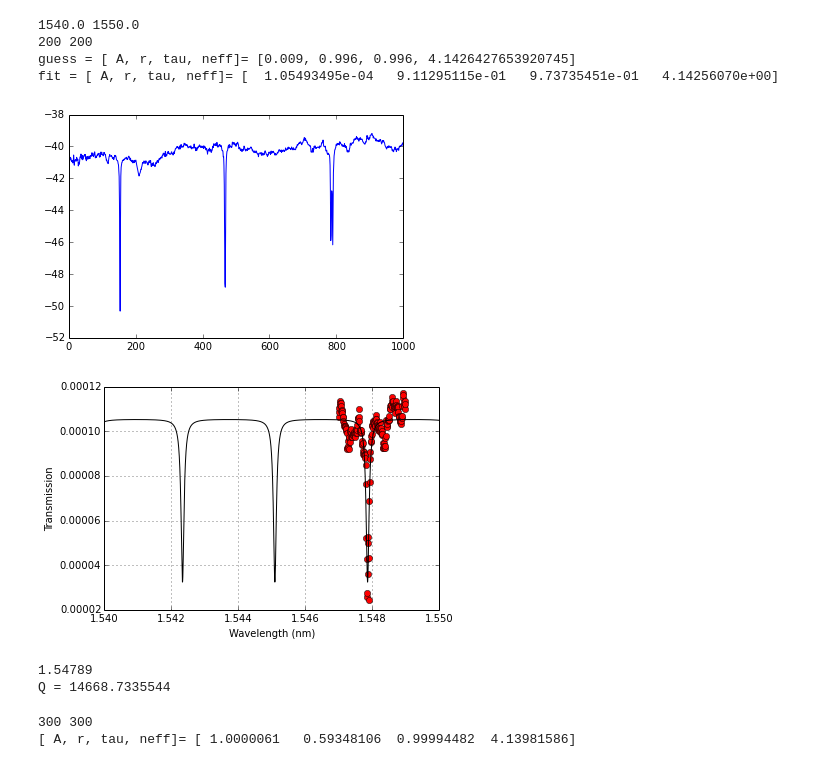
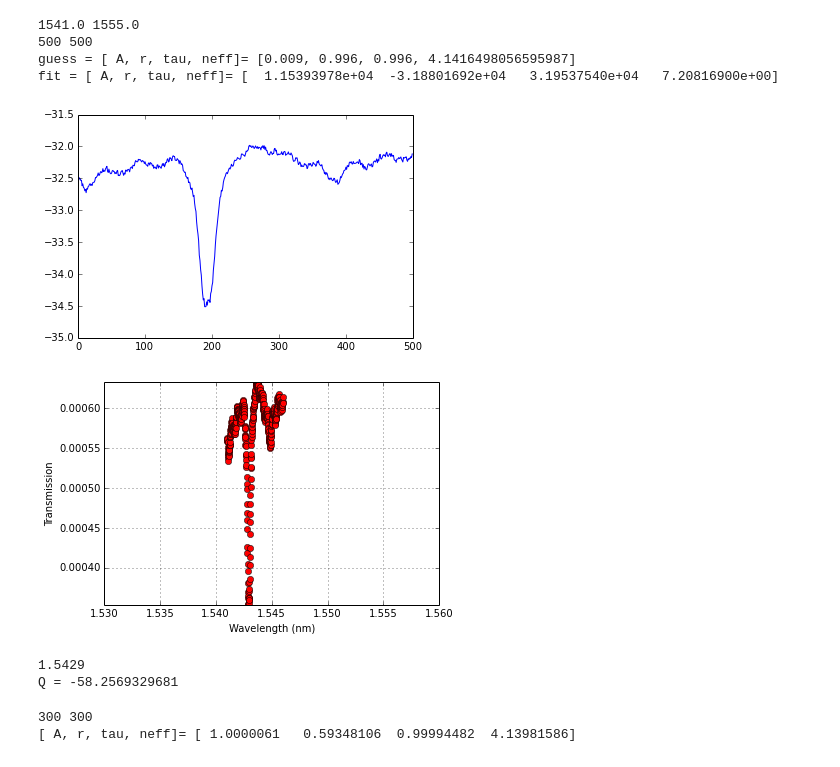
Before and after one commit to lotka/thesis, a Jupyter notebook: res/glassgow/extraction.ipynb, the cells around one changed output. Cells and saved outputs as stored; diff of their text form; code cells hidden in the pictures.

```diff
--- a/res/glassgow/extraction.ipynb
+++ b/res/glassgow/extraction.ipynb
@@ -21,48 +32,47 @@ Q = 14293.2223115
 # %%
 import sys
 sys.path.append('/home/luka/Dropbox/cqp/schmidtLib')
 import ringAnalysis
 reload(ringAnalysis)
 
 import matplotlib.pylab as plt
 %matplotlib inline
 import numpy as np
 import scipy.optimize as optimization
 import scipy.ndimage
 
 
 directory = 'C21/'
 filename = 'Spec1540-1550_C21_dBm.csv'
 #filename = 'Spectrum1540-1550_C17_25.0C.csv'
 #filename = 'Spectrum1530-1560_C17_25.0C.csv'
 #filename = 'Spectrum1540-1555_C17_25.0C.csv'
 #filename = 'Spectrum1540-1549_C17_25.0C.csv'
 
 
-spectrum = np.loadtxt(directory + filename,delimiter=' ')
+spectrum = np.loadtxt('/home/luka/Dropbox/cqp/TB2LabWork/data/aSi_g2JS/spectralScans/dBm_Spec1541-1555_22.59_aSi_tunableFilter_3mW__173452.55.csv',delimiter=',')
+l = 0
+r = 500
+#l = l + 2000
+#r = r + 2000
+crop = spectrum[l:r:,:]
 plt.figure()
 #spectrum[:,1] = spectrum[:,2]
-plt.plot(spectrum[:,1])
+plt.plot(crop[:,1])
 print spectrum[:,0].min(), spectrum[:,0].max()
-
-l = 700
-r = 900
-#l = l + 2000
-#r = r + 2000
-crop = spectrum[l:r,:]
 #print np.where(spectrum[100:200,:] == spectrum[100:200,1].min())
 plt.figure()
 np.savetxt(directory + 'spec.csv',crop,delimiter=',')
-ringAnalysis.analyse(directory + 'spec.csv',30,10.)
+ringAnalysis.analyse(directory + 'spec.csv',13.1,0.01)
 # %% [output]
-1540.0 1550.0
-200 200
-guess = [ A, r, tau, neff]= [0.009, 0.996, 0.996, 4.1426427653920745]
-fit = [ A, r, tau, neff]= [  1.05493495e-04   9.11295115e-01   9.73735451e-01   4.14256070e+00]
+1541.0 1555.0
+500 500
+guess = [ A, r, tau, neff]= [0.009, 0.996, 0.996, 4.1416498056595987]
+fit = [ A, r, tau, neff]= [  1.15393978e+04  -3.18801692e+04   3.19537540e+04   7.20816900e+00]
-[figure, old version]
+[figure, new version]
-[figure, old version]
+[figure, new version]
-1.54789
-Q = 14668.7335544
+1.5429
+Q = -58.2569329681
 # %%
 reload(ringAnalysis)
 spectrum = np.loadtxt(directory + filename,delimiter=',')
```
Also changed, not shown: parts of 1 cell of this notebook, 41 other files.
